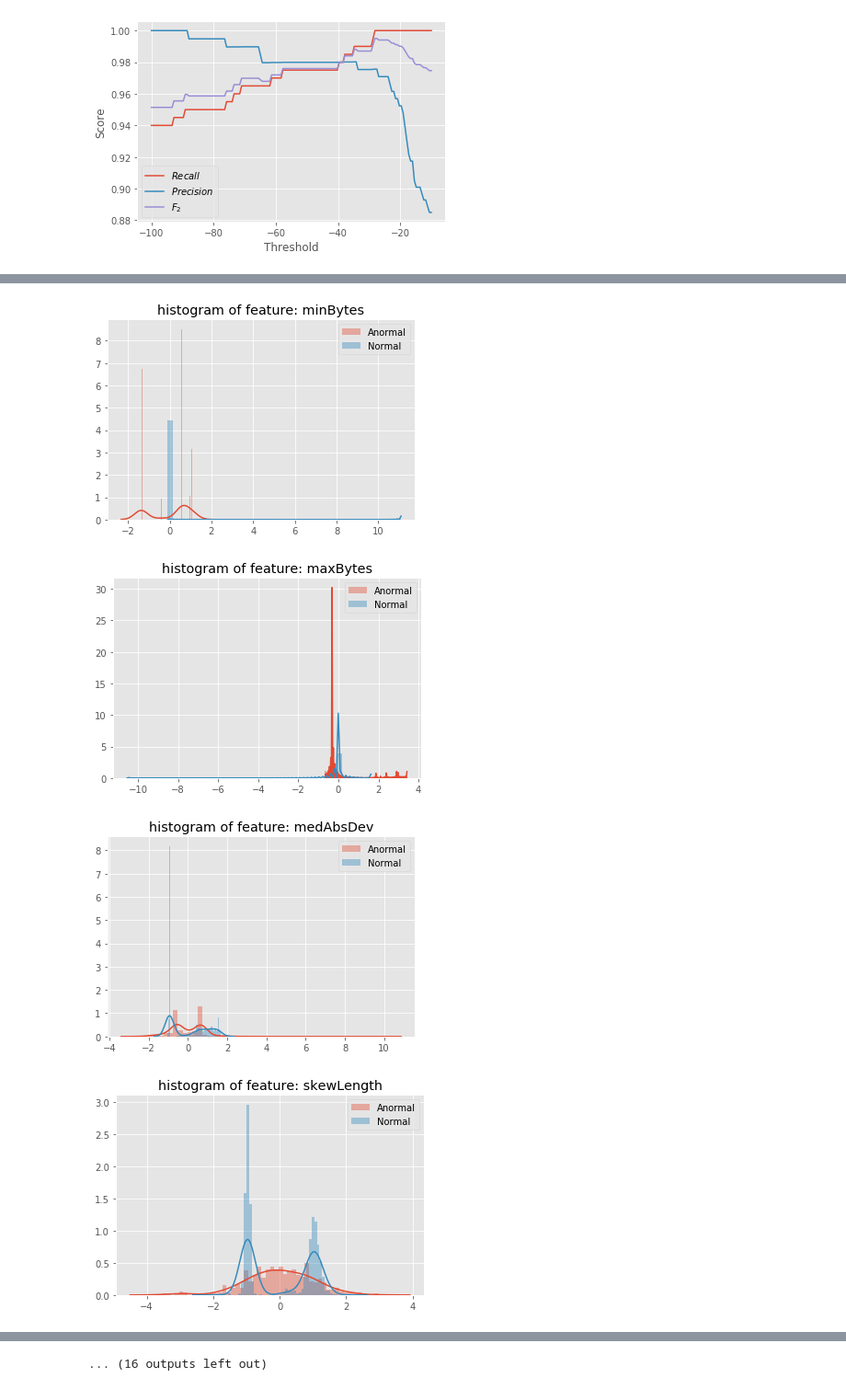
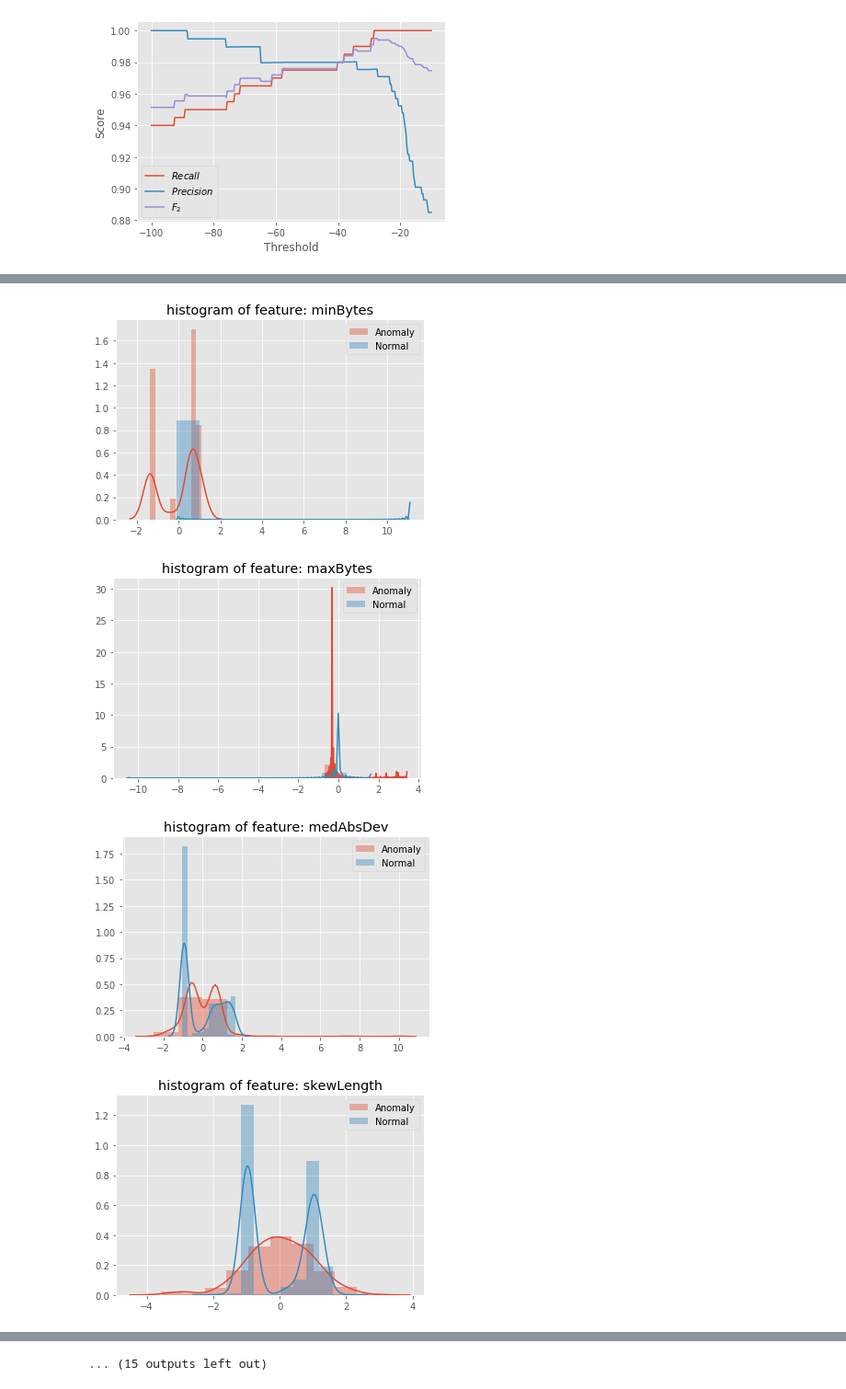
Before and after one commit to akmenon1996/intl-iot, a Jupyter notebook: model/anomaly_detection.ipynb, the cells around one changed output, grey strips where cells are left out. Shown: that part at 92% size. Drawn from its saved outputs; the diff is of its cells as text; code cells hidden in the pictures.

```diff
--- a/model/anomaly_detection.ipynb
+++ b/model/anomaly_detection.ipynb
@@ -116,7 +120,7 @@ set(anomaly_data['state'])
 # %% [output]
 {'local_voice', 'local_volume', 'power'}
 # %%
-anomaly_data = anomaly_data[anomaly_data['state'] == 'local_voice']
+anomaly_data = anomaly_data[(anomaly_data['state'] == 'local_voice') | (anomaly_data['state'] == 'android_lan_photo')]
 # %%
 len(anomaly_data)
 # %% [output]
@@ -143,11 +128,13 @@ Collective outlier — A subset of data objects collectively deviate significant
 # %%
+ss1 = StandardScaler()
+ss2 = StandardScaler()
 data_features = data.drop(['device','state'], axis=1).fillna(-1)
-data_std = StandardScaler().fit_transform(data_features)
+data_std = ss1.fit_transform(data_features)
 data_std = pd.DataFrame(data_std, index=data_features.index,columns=data_features.columns)
 data_std['state'] = 0
 # %%
 anomaly_features = anomaly_data.drop(['device','state'], axis=1).fillna(-1)
-anomaly_std = StandardScaler().fit_transform(anomaly_features)
+anomaly_std = ss2.fit_transform(anomaly_features)
 anomaly_std = pd.DataFrame(anomaly_std, index=anomaly_features.index, columns=anomaly_features.columns)
 anomaly_std['state'] = 1
 # %%
@@ -253,8 +305,8 @@ dataset = combined_data
 # gs = gridspec.GridSpec(28, 1)
 for feature in columns_data:
     ax = plt.subplot()
-    sns.distplot(dataset[feature][dataset.state == 1], bins=50, label='Anormal')
-    sns.distplot(dataset[feature][dataset.state == 0], bins=50, label='Normal')
+    sns.distplot(dataset[feature][dataset.state == 1], bins=10, label='Anomaly')
+    sns.distplot(dataset[feature][dataset.state == 0], bins=10, label='Normal')
     ax.set_xlabel('')
     ax.set_title('histogram of feature: ' + str(feature))
     plt.legend(loc='best')
@@ -264,4 +316,4 @@ for feature in columns_data:
-[figure, old version]
+[figure, new version]
-[figure, old version]
+[figure, new version]
-[figure, old version]
+[figure, new version]
-[figure, old version]
+[figure, new version]
@@ -275 +327 @@ for feature in columns_data:
-... (16 outputs left out)
+... (15 outputs left out)
```
Also changed, not shown: parts of 19 cells of this notebook, 13 other files.
